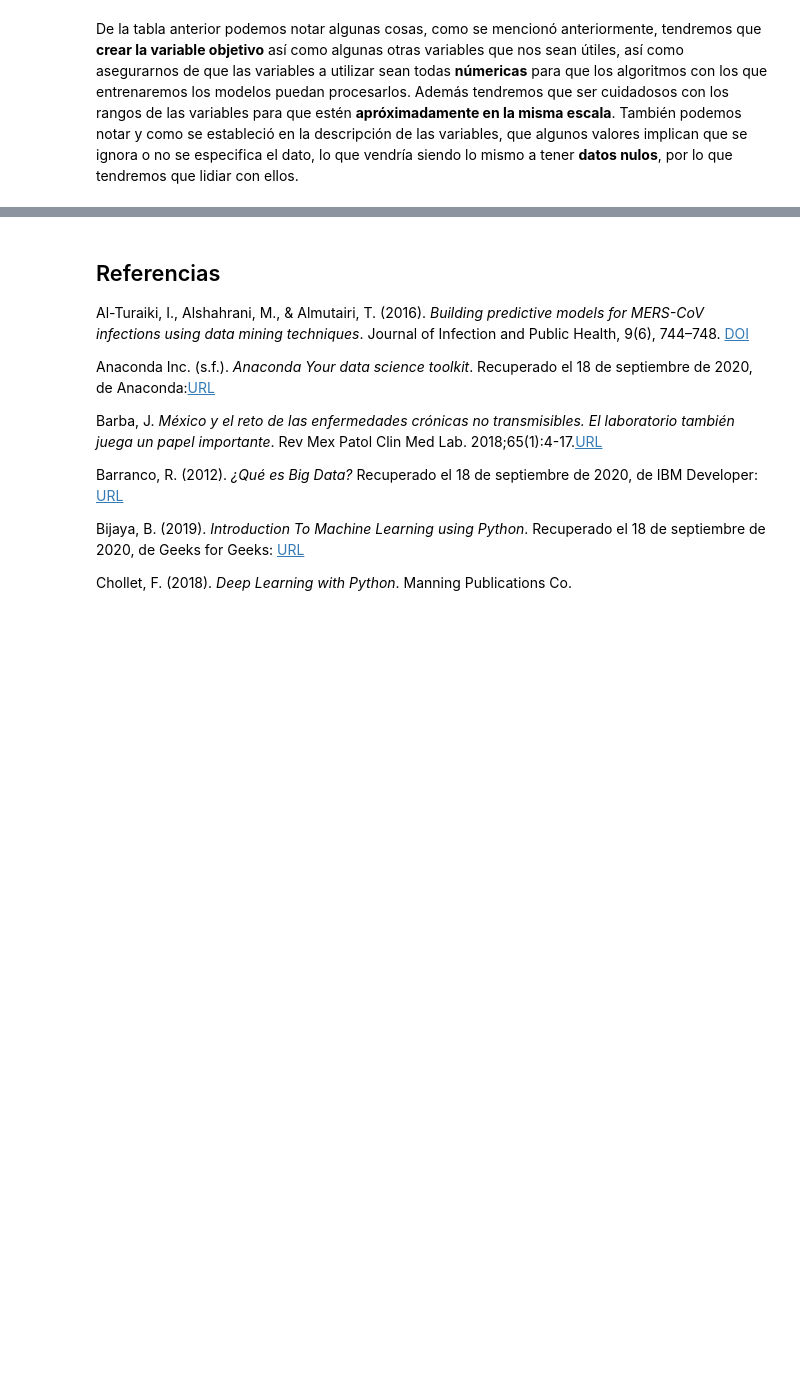
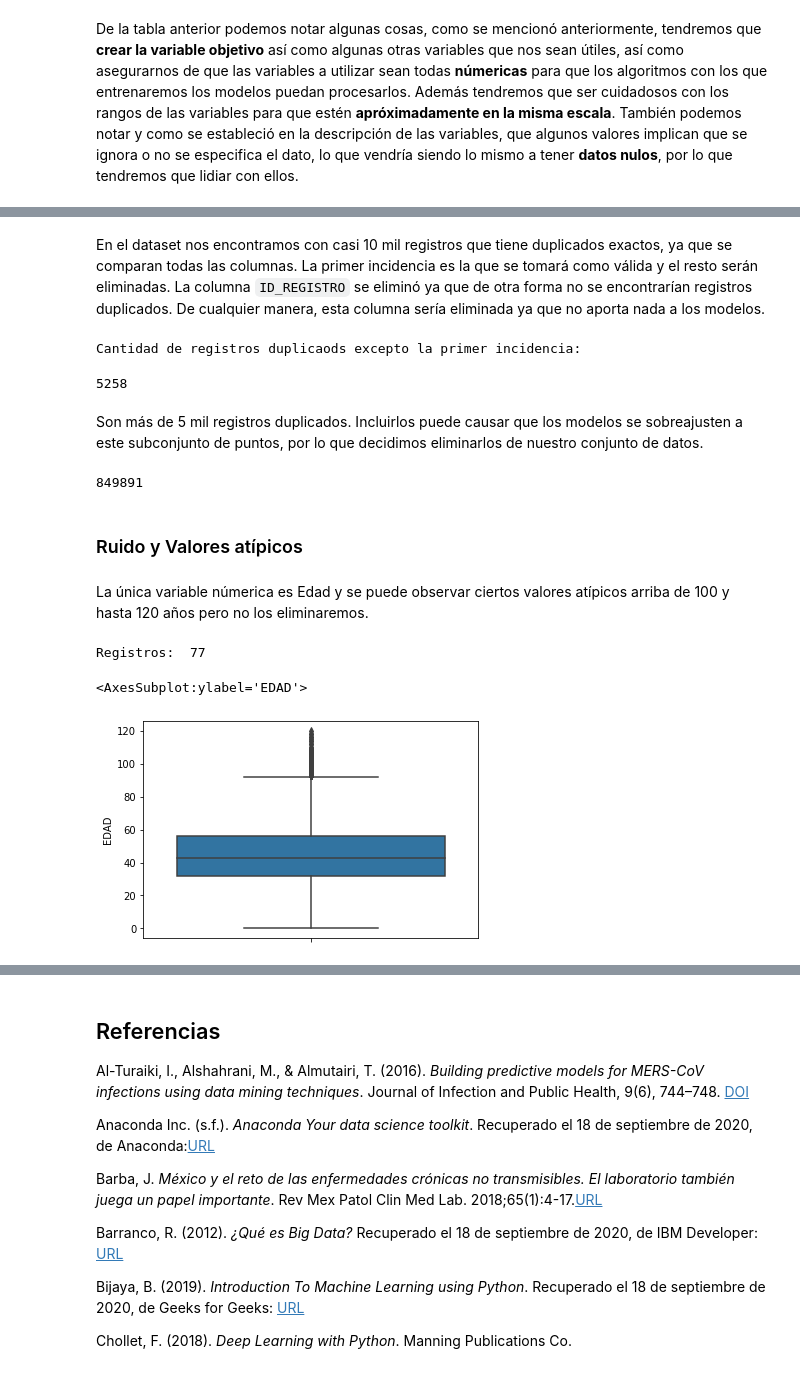
Before and after one commit to JaimeSolisS/Covid-Survival-Analysis, a Jupyter notebook: Proyecto ML TC2006.ipynb, the cells around one changed output, grey strips where cells are left out. Saved outputs shown, nothing was run; the diff lists cells and outputs as text; code cells hidden in the pictures; blank space fills up the shorter version.

```diff
--- a/Proyecto ML TC2006.ipynb
+++ b/Proyecto ML TC2006.ipynb
@@ -281,0 +580,8 @@ De la tabla anterior podemos notar algunas cosas, como se mencionó anteriorment
+# %%
+to_clean_positivos = to_clean_positivos.drop(['MIGRANTE', 'OTRO_CASO'], axis=1)
+print('Antes: ', to_clean_positivos.shape)
+a = len(to_clean_positivos)
+to_clean_positivos = to_clean_positivos.dropna(how='any',axis=0)
+print('Después: ', to_clean_positivos.shape)
+b = len(to_clean_positivos)
+print('Diferencia: ', a-b)
@@ -281,0 +645,27 @@ De la tabla anterior podemos notar algunas cosas, como se mencionó anteriorment
+# %% [markdown]
+En el dataset nos encontramos con casi 10 mil registros que tiene duplicados exactos, ya que se comparan todas las columnas. La primer incidencia es la que se tomará como válida y el resto serán eliminadas. La columna `ID_REGISTRO` se eliminó ya que de otra forma no se encontrarían registros duplicados. De cualquier manera, esta columna sería eliminada ya que no aporta nada a los modelos.
+# %%
+duplicateRowsDF = df1[df1.duplicated()]
+print("Cantidad de registros duplicaods excepto la primer incidencia:")
+len(duplicateRowsDF)
+# %% [output]
+Cantidad de registros duplicaods excepto la primer incidencia:
+5258
+# %% [markdown]
+Son más de 5 mil registros duplicados. Incluirlos puede causar que los modelos se sobreajusten a este subconjunto de puntos, por lo que decidimos eliminarlos de nuestro conjunto de datos.
+# %%
+to_clean_positivos.drop_duplicates(subset=None, keep="first", inplace=True)
+len(to_clean_positivos)
+# %% [output]
+849891
+# %% [markdown]
+### Ruido y Valores atípicos
+# %% [markdown]
+La única variable númerica es Edad y se puede observar ciertos valores atípicos arriba de 100 y hasta 120 años pero no los eliminaremos.
+# %%
+print('Registros: ',len(to_clean_positivos[to_clean_positivos.EDAD>100]))
+sns.boxplot(y=to_clean_positivos['EDAD'])
+# %% [output]
+Registros:  77
+<AxesSubplot:ylabel='EDAD'>
+[figure, added]
```
Also changed, not shown: parts of 47 cells of this notebook, 1 other file.
